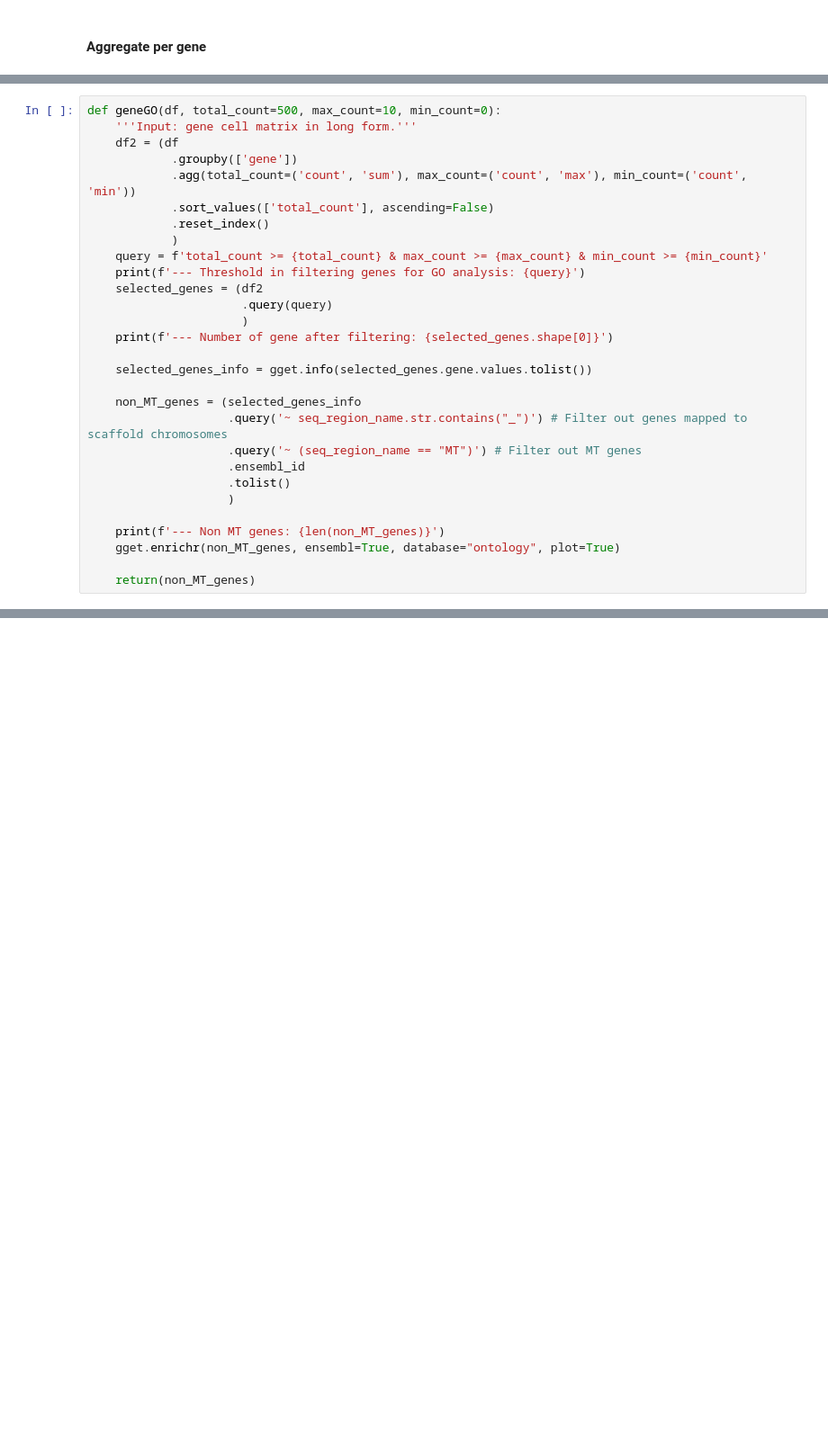
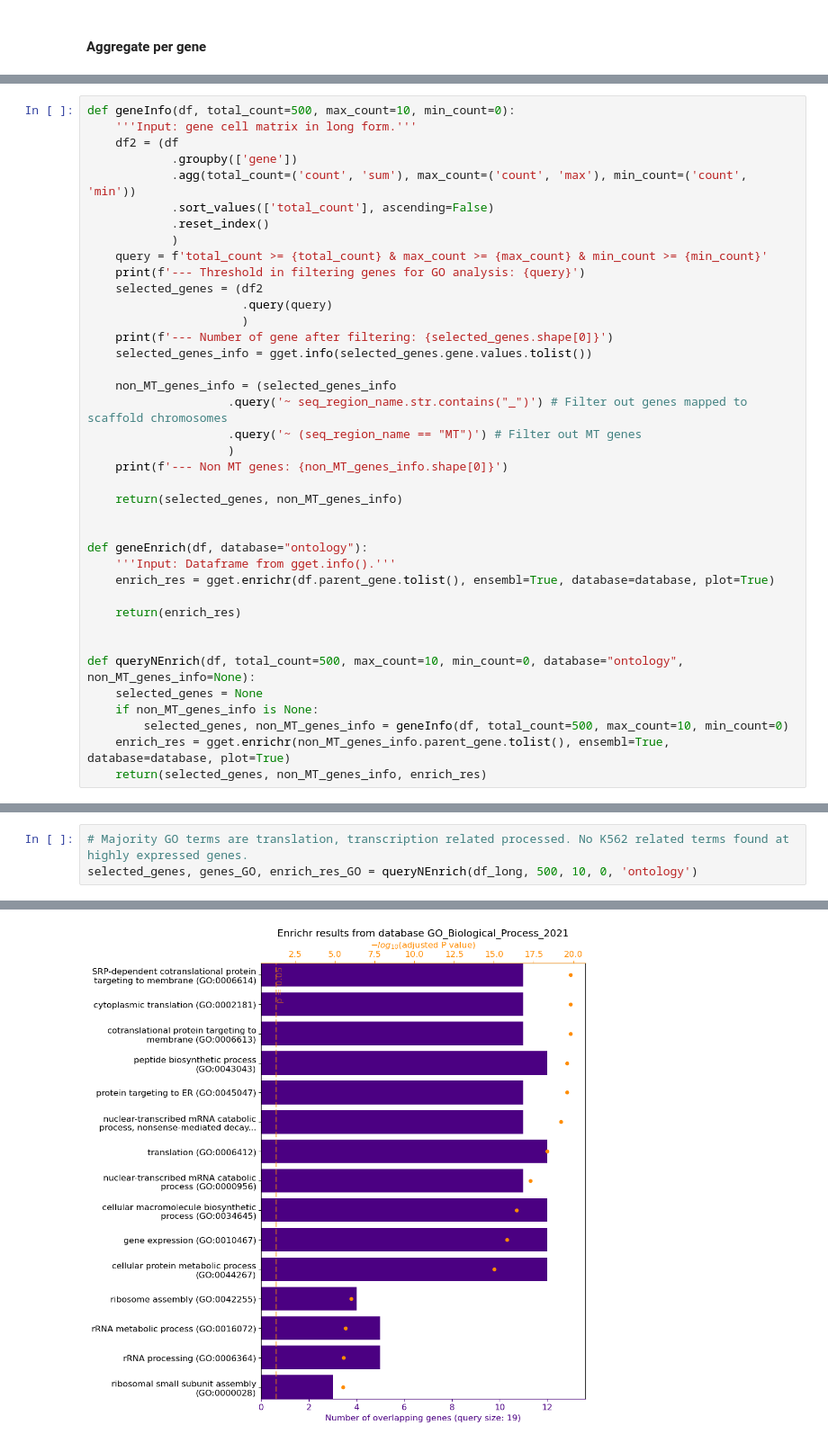
Before and after one commit to yichao-cai/indrop, a Jupyter notebook: notebooks/explorer.ipynb, the cells around one changed output, grey strips where cells are left out. Shown at 90% size. Cells and saved outputs as stored; diff of their text form; blank space fills up the shorter version.

```diff
--- a/notebooks/explorer.ipynb
+++ b/notebooks/explorer.ipynb
@@ -158,7 +122,7 @@ ax.set_ylabel("Number of genes")
 Text(0, 0.5, 'Number of genes')
 [figure]
 # %%
-def geneGO(df, total_count=500, max_count=10, min_count=0):
+def geneInfo(df, total_count=500, max_count=10, min_count=0):
     '''Input: gene cell matrix in long form.'''
     df2 = (df
             .groupby(['gene'])
@@ -172,17 +136,27 @@ def geneGO(df, total_count=500, max_count=10, min_count=0):
                       .query(query)
                       )
     print(f'--- Number of gene after filtering: {selected_genes.shape[0]}')
-
     selected_genes_info = gget.info(selected_genes.gene.values.tolist())
 
-    non_MT_genes = (selected_genes_info
+    non_MT_genes_info = (selected_genes_info
                     .query('~ seq_region_name.str.contains("_")') # Filter out genes mapped to scaffold chromosomes
                     .query('~ (seq_region_name == "MT")') # Filter out MT genes
-                    .ensembl_id
-                    .tolist()
                     )
+    print(f'--- Non MT genes: {non_MT_genes_info.shape[0]}')
 
-    print(f'--- Non MT genes: {len(non_MT_genes)}')
-    gget.enrichr(non_MT_genes, ensembl=True, database="ontology", plot=True)
+    return(selected_genes, non_MT_genes_info)
 
-    return(non_MT_genes)
+
+def geneEnrich(df, database="ontology"):
+    '''Input: Dataframe from gget.info().'''
+    enrich_res = gget.enrichr(df.parent_gene.tolist(), ensembl=True, database=database, plot=True)
+
+    return(enrich_res)
+
+
+def queryNEnrich(df, total_count=500, max_count=10, min_count=0, database="ontology", non_MT_genes_info=None):
+    selected_genes = None
+    if non_MT_genes_info is None:
+        selected_genes, non_MT_genes_info = geneInfo(df, total_count=500, max_count=10, min_count=0)
+    enrich_res = gget.enrichr(non_MT_genes_info.parent_gene.tolist(), ensembl=True, database=database, plot=True)
+    return(selected_genes, non_MT_genes_info, enrich_res)
@@ -233,0 +163,4 @@ If the genes are Ensembl IDs, please set argument 'ensembl=True' (for terminal,
+# %%
+# Majority GO terms are translation, transcription related processed. No K562 related terms found at highly expressed genes.
+selected_genes, genes_GO, enrich_res_GO = queryNEnrich(df_long, 500, 10, 0, 'ontology')
+# %% [output]
@@ -233,0 +188 @@ If the genes are Ensembl IDs, please set argument 'ensembl=True' (for terminal,
+[figure, added]
```
Also changed, not shown: parts of 23 cells of this notebook.
